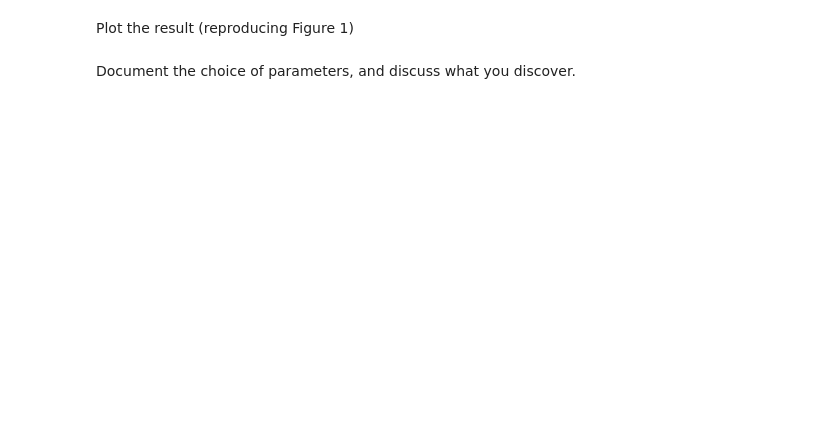
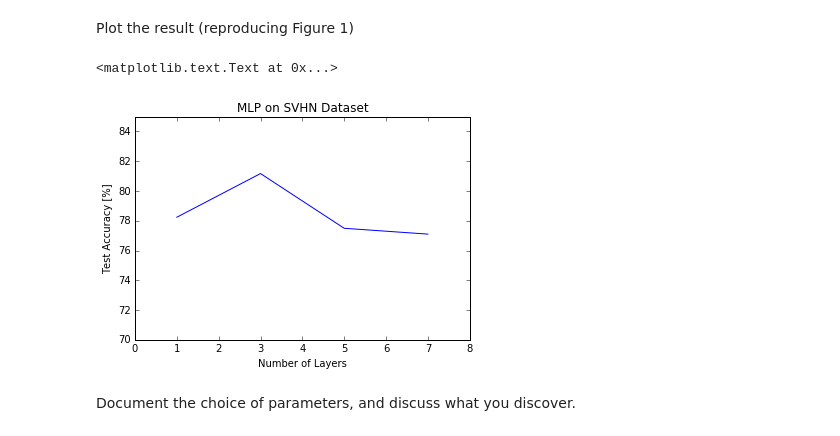
Before and after one commit to sheallika/svhn-mlp-theano, a Jupyter notebook: src/hw2.ipynb, the cells around one changed output. Drawn from its saved outputs; the diff is of its cells as text; code cells hidden in the pictures; blank space fills up the shorter version.

```diff
--- a/src/hw2.ipynb
+++ b/src/hw2.ipynb
@@ -47,2 +205,20 @@ Plot the result (reproducing Figure 1)
+# %%
+# TODO
+"""
+Taking the values of test accuracies from the log.txt file. As after obtaining the test accuracies in prob_b_3.ipynb code
+It was run on different parameters so the output is lost there but stored in log.txt file.
+"""
+
+n_hidden_layers=[1,3,5,7]
+test_accuracy=[78.235972,81.172175,77.494235,77.102229]
+plt.plot(n_hidden_layers, test_accuracy)
+plt.ylabel("Test Accuracy [%]")
+plt.xlabel("Number of Layers")
+plt.ylim([70,85])
+plt.xlim([0,8])
+plt.title("MLP on SVHN Dataset")
+# %% [output]
+<matplotlib.text.Text at 0x...>
+[figure, added]
 # %% [markdown]
 Document the choice of parameters, and discuss what you discover.
```
Also changed, not shown: parts of 30 cells of this notebook, 13 other files.
